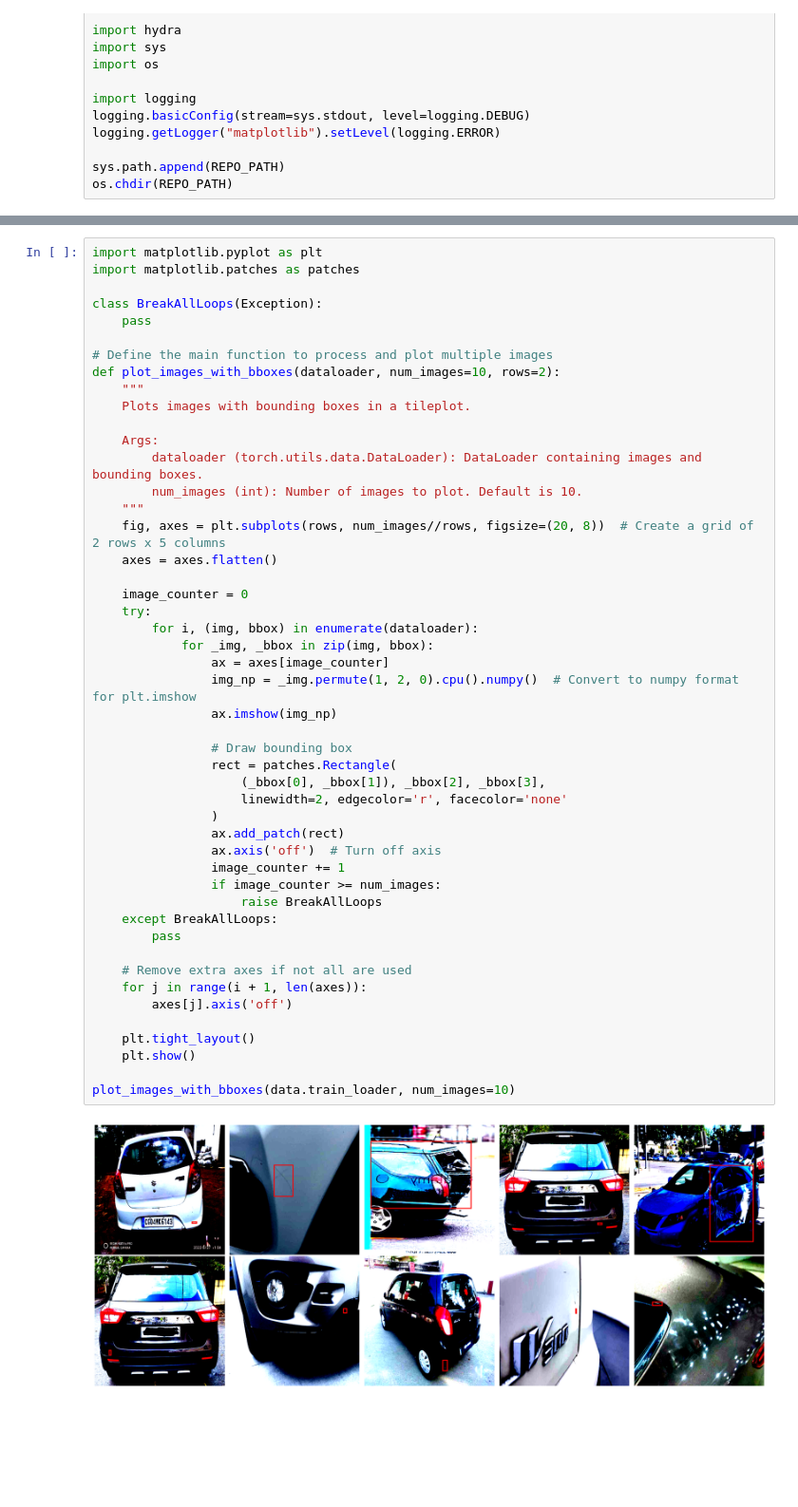
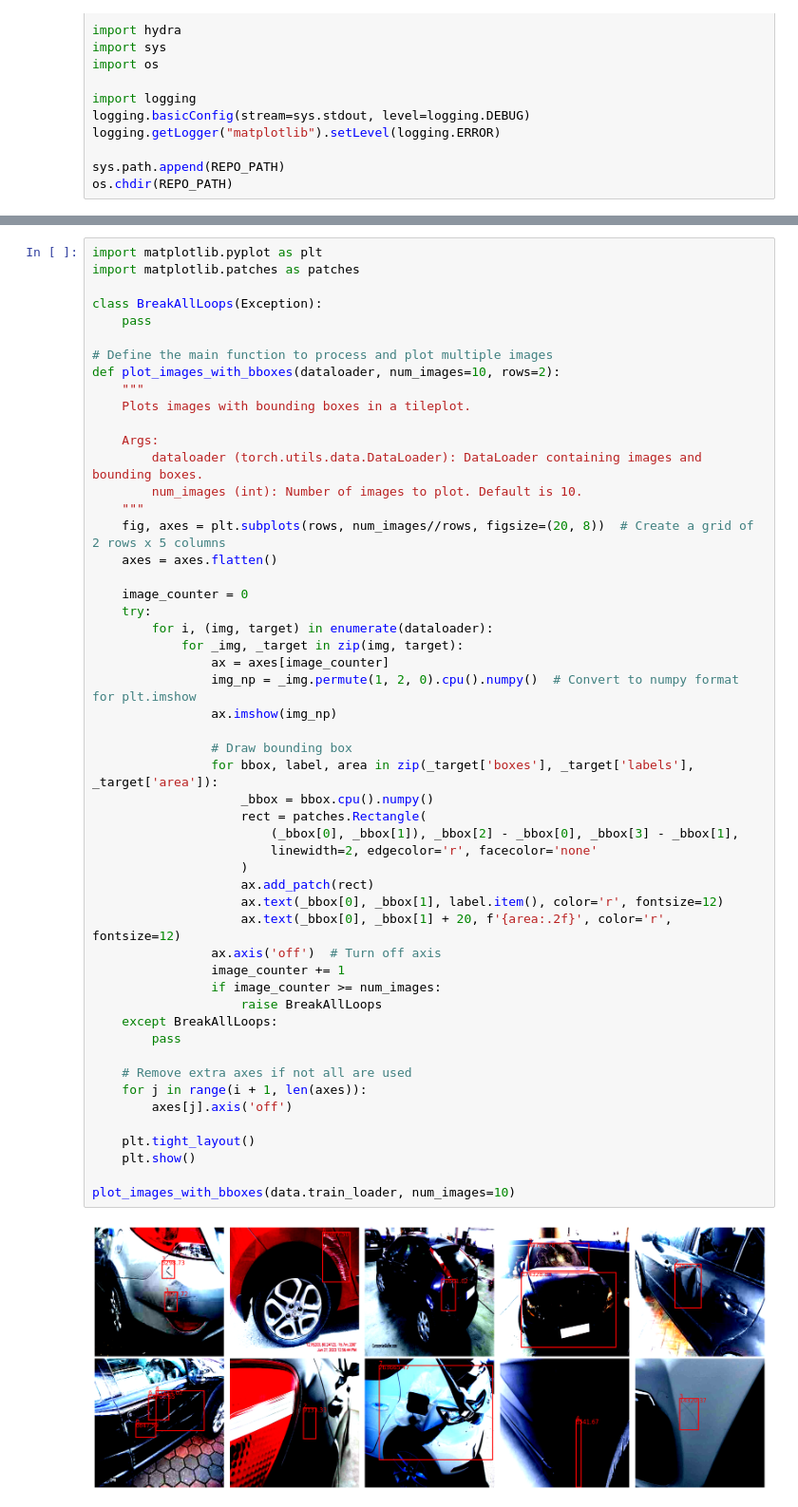
Before and after one commit to MaxLievense/Vehicle-Damage-Localisation, a Jupyter notebook: visualisation/data/dataloader.ipynb, the cells around one changed output, grey strips where cells are left out. Shown at 95% size. Drawn from its saved outputs; the diff is of its cells as text; blank space fills up the shorter version.

```diff
--- a/visualisation/data/dataloader.ipynb
+++ b/visualisation/data/dataloader.ipynb
@@ -75,38 +75,42 @@ def plot_images_with_bboxes(dataloader, num_images=10, rows=2):
     Args:
         dataloader (torch.utils.data.DataLoader): DataLoader containing images and bounding boxes.
         num_images (int): Number of images to plot. Default is 10.
     """
     fig, axes = plt.subplots(rows, num_images//rows, figsize=(20, 8))  # Create a grid of 2 rows x 5 columns
     axes = axes.flatten()
 
     image_counter = 0
     try:
-        for i, (img, bbox) in enumerate(dataloader):
-            for _img, _bbox in zip(img, bbox):
+        for i, (img, target) in enumerate(dataloader):
+            for _img, _target in zip(img, target):
                 ax = axes[image_counter]
                 img_np = _img.permute(1, 2, 0).cpu().numpy()  # Convert to numpy format for plt.imshow
                 ax.imshow(img_np)
 
                 # Draw bounding box
-                rect = patches.Rectangle(
-                    (_bbox[0], _bbox[1]), _bbox[2], _bbox[3],
-                    linewidth=2, edgecolor='r', facecolor='none'
-                )
-                ax.add_patch(rect)
+                for bbox, label, area in zip(_target['boxes'], _target['labels'], _target['area']):
+                    _bbox = bbox.cpu().numpy()
+                    rect = patches.Rectangle(
+                        (_bbox[0], _bbox[1]), _bbox[2] - _bbox[0], _bbox[3] - _bbox[1],
+                        linewidth=2, edgecolor='r', facecolor='none'
+                    )
+                    ax.add_patch(rect)
+                    ax.text(_bbox[0], _bbox[1], label.item(), color='r', fontsize=12)
+                    ax.text(_bbox[0], _bbox[1] + 20, f'{area:.2f}', color='r', fontsize=12)
                 ax.axis('off')  # Turn off axis
                 image_counter += 1
                 if image_counter >= num_images:
                     raise BreakAllLoops
     except BreakAllLoops:
         pass
 
     # Remove extra axes if not all are used
     for j in range(i + 1, len(axes)):
         axes[j].axis('off')
 
     plt.tight_layout()
     plt.show()
 
 plot_images_with_bboxes(data.train_loader, num_images=10)
 # %% [output]
-[figure, old version]
+[figure, new version]
```
Also changed, not shown: parts of 2 cells of this notebook, 9 other files.
